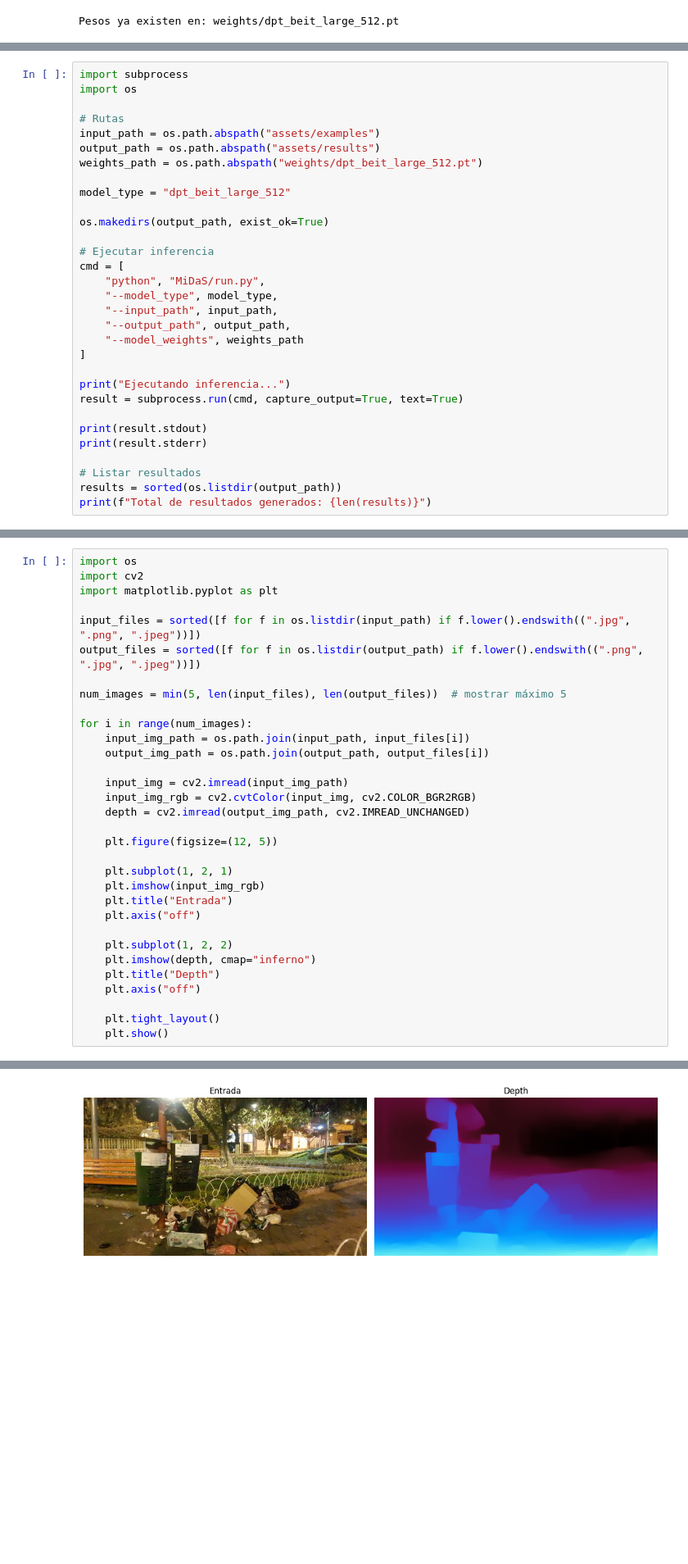
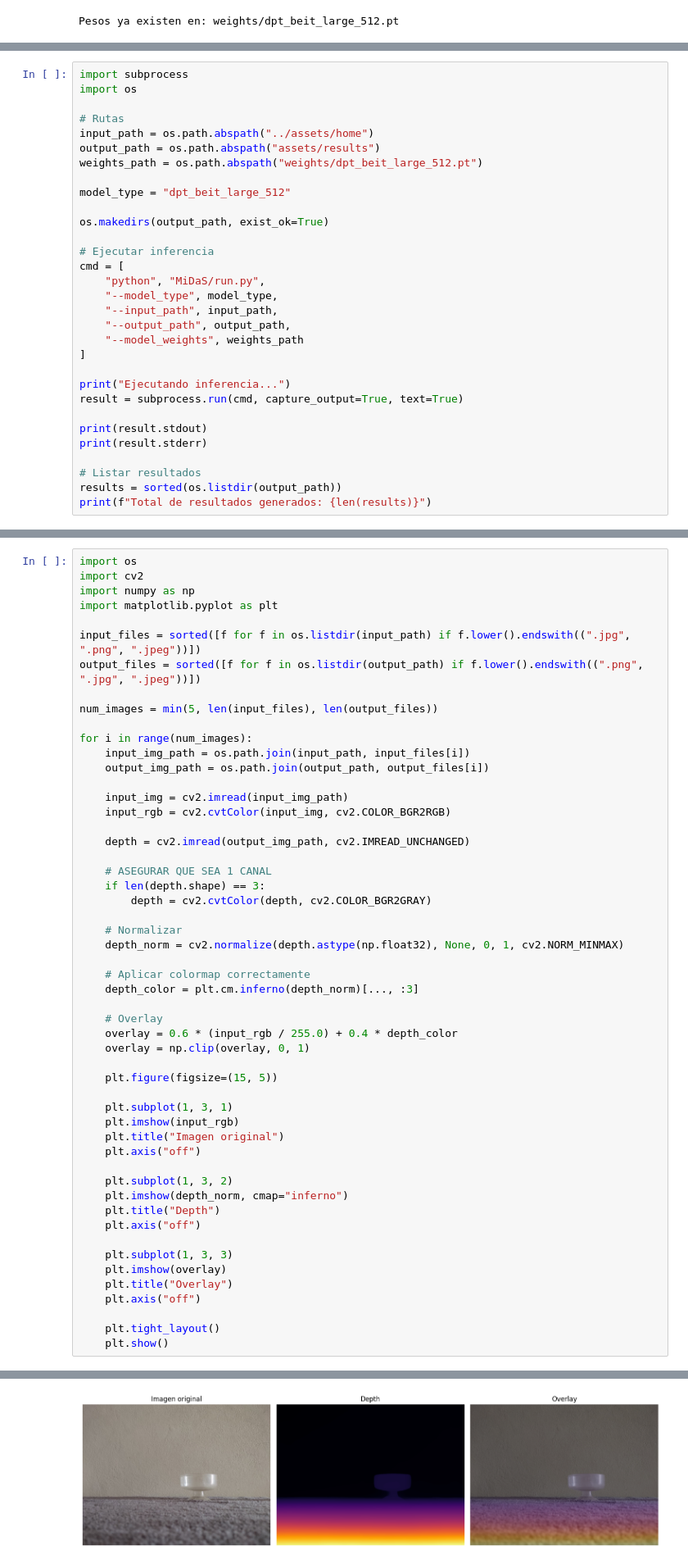
Before and after one commit to bspoloo/IC_MMP, a Jupyter notebook: MiDaS v3.1/midas.ipynb, the cells around one changed output, grey strips where cells are left out. Shown at 82% size. Drawn from its saved outputs; the diff is of its cells as text; blank space fills up the shorter version.

```diff
--- a/MiDaS v3.1/midas.ipynb
+++ b/MiDaS v3.1/midas.ipynb
@@ -117,7 +117,7 @@ import subprocess
 import os
 
 # Rutas
-input_path = os.path.abspath("assets/examples")
+input_path = os.path.abspath("../assets/home")
 output_path = os.path.abspath("assets/results")
 weights_path = os.path.abspath("weights/dpt_beit_large_512.pt")
 
@@ -160,31 +164,52 @@ Total de resultados generados: 4
 # %%
 import os
 import cv2
+import numpy as np
 import matplotlib.pyplot as plt
 
 input_files = sorted([f for f in os.listdir(input_path) if f.lower().endswith((".jpg", ".png", ".jpeg"))])
 output_files = sorted([f for f in os.listdir(output_path) if f.lower().endswith((".png", ".jpg", ".jpeg"))])
 
-num_images = min(5, len(input_files), len(output_files))  # mostrar máximo 5
+num_images = min(5, len(input_files), len(output_files))
 
 for i in range(num_images):
     input_img_path = os.path.join(input_path, input_files[i])
     output_img_path = os.path.join(output_path, output_files[i])
 
     input_img = cv2.imread(input_img_path)
-    input_img_rgb = cv2.cvtColor(input_img, cv2.COLOR_BGR2RGB)
+    input_rgb = cv2.cvtColor(input_img, cv2.COLOR_BGR2RGB)
+
     depth = cv2.imread(output_img_path, cv2.IMREAD_UNCHANGED)
 
-    plt.figure(figsize=(12, 5))
+    # ASEGURAR QUE SEA 1 CANAL
+    if len(depth.shape) == 3:
+        depth = cv2.cvtColor(depth, cv2.COLOR_BGR2GRAY)
 
-    plt.subplot(1, 2, 1)
-    plt.imshow(input_img_rgb)
-    plt.title("Entrada")
+    # Normalizar
+    depth_norm = cv2.normalize(depth.astype(np.float32), None, 0, 1, cv2.NORM_MINMAX)
+
+    # Aplicar colormap correctamente
+    depth_color = plt.cm.inferno(depth_norm)[..., :3]
+
+    # Overlay
+    overlay = 0.6 * (input_rgb / 255.0) + 0.4 * depth_color
+    overlay = np.clip(overlay, 0, 1)
+
+    plt.figure(figsize=(15, 5))
+
+    plt.subplot(1, 3, 1)
+    plt.imshow(input_rgb)
+    plt.title("Imagen original")
     plt.axis("off")
 
-    plt.subplot(1, 2, 2)
-    plt.imshow(depth, cmap="inferno")
+    plt.subplot(1, 3, 2)
+    plt.imshow(depth_norm, cmap="inferno")
     plt.title("Depth")
+    plt.axis("off")
+
+    plt.subplot(1, 3, 3)
+    plt.imshow(overlay)
+    plt.title("Overlay")
     plt.axis("off")
 
     plt.tight_layout()
@@ -194 +219 @@ for i in range(num_images):
-[figure, old version]
+[figure, new version]
```
Also changed, not shown: parts of 3 cells of this notebook, 26 other files.
